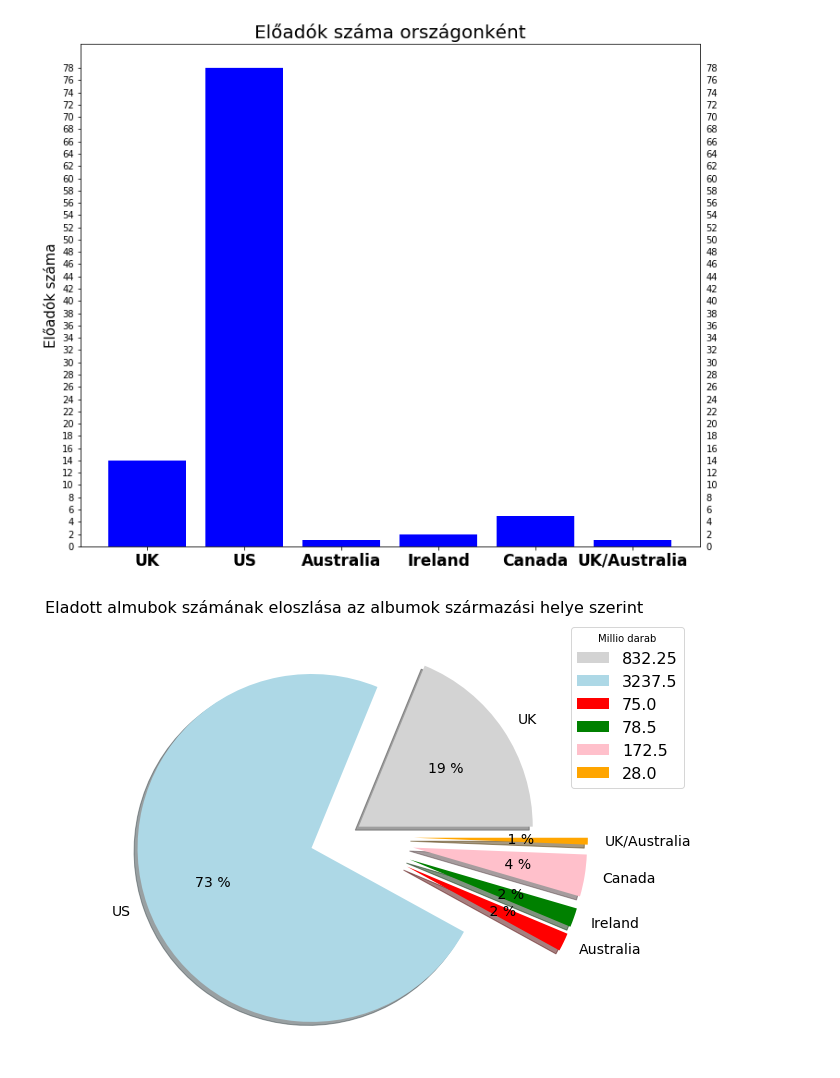
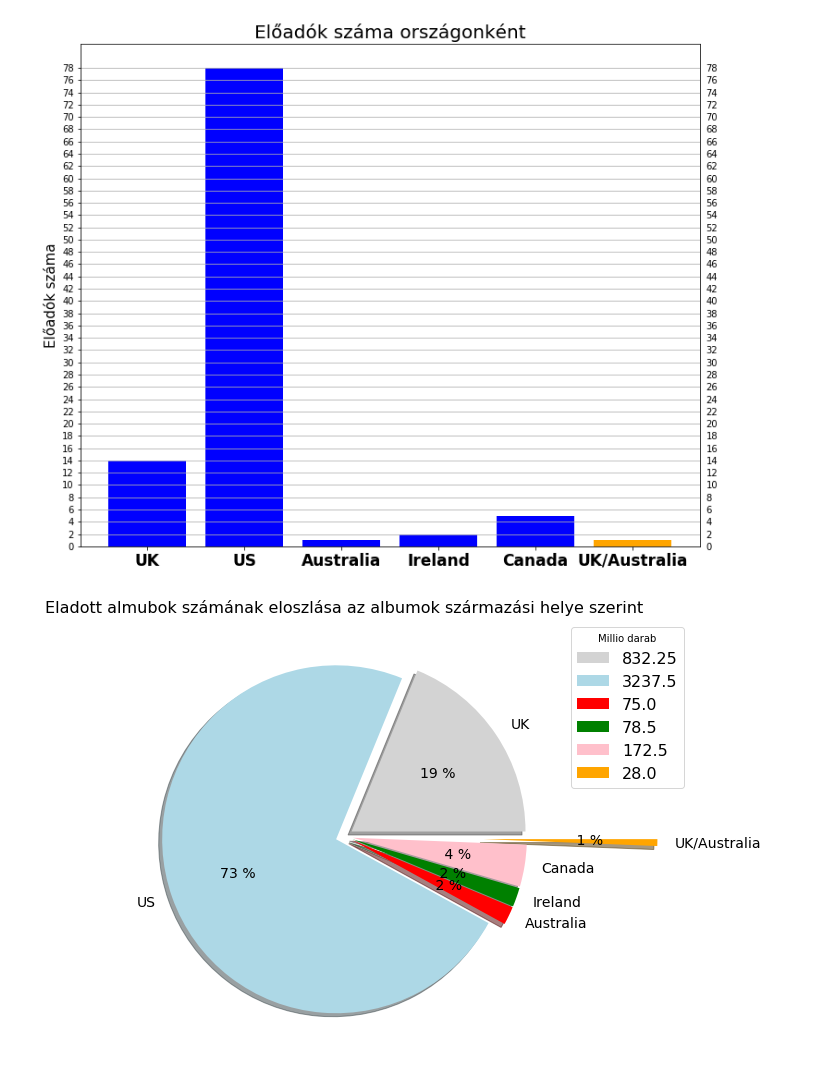
Before and after one commit to AwenTadorZ/Temalabor, a Jupyter notebook: Ötlet02/Albums.ipynb, the cells around one changed output. Cells and saved outputs as stored; diff of their text form; code cells hidden in the pictures.

```diff
--- a/Ötlet02/Albums.ipynb
+++ b/Ötlet02/Albums.ipynb
@@ -62,3 +62,18 @@ while k<len(rows):
 
 
     k+=1
+# %%
+print(*Banda, sep = "\n")
+
+while True:
+    egyuttes = input("Kérek egy Együttest/Előadót!")
+    try:
+       egyuttes = str(egyuttes)
+    except ValueError:
+       print("Listában szereplő Együttest/Előadót")
+       continue
+    if egyuttes in Banda:
+       break
+
+
+egyuttes_index=Banda.index(egyuttes)
@@ -65,23 +98,36 @@ while k<len(rows):
 # %%
+if Orszag[egyuttes_index] == "UK":
+    color=["orange","blue","blue","blue","blue","blue"]
+elif Orszag[egyuttes_index] == "US":
+    color=["blue","orange","blue","blue","blue","blue"]
+elif Orszag[egyuttes_index] == "Australia":
+    color=["blue","blue","orange","blue","blue","blue"]
+elif Orszag[egyuttes_index] == "Ireland":
+    color=["blue","blue","blue","orange","blue","blue"]
+elif Orszag[egyuttes_index] == "Canada":
+    color=["blue","blue","blue","blue","orange","blue"]
+elif Orszag[egyuttes_index] == "UK/Australia":
+    color=["blue","blue","blue","blue","blue","orange"]
+
 plt.figure(figsize=(12,10))
-
 
 data=[Orszag.count("UK"),Orszag.count("US"),Orszag.count("Australia"),Orszag.count("Ireland"),Orszag.count("Canada"),
       Orszag.count("UK/Australia")]
 names=('UK', 'US', 'Australia', 'Ireland', 'Canada',"UK/Australia")
 long=np.arange(len(names))
 
-plt.bar(long,data,color="blue")
+plt.bar(long,data,color=color)
 plt.yticks(np.arange(0,80,step=2))
 plt.xticks(long, names, color='black', fontweight='bold', fontsize='17')
 plt.tick_params(labelright=True)
 
 plt.ylabel("Előadók száma",fontsize=15,color="black")
 plt.title("Előadók száma országonként",fontsize=20)
+plt.grid(axis="y")
 
 plt.show()
 # %% [output]
-[figure, old version]
+[figure, new version]
 # %%
 UK_P=0
 US_P=0
@@ -115,21 +161,34 @@ for i in UA_DB:
     UA_P+=i
 #print(UA_P)
 # %%
+if Orszag[egyuttes_index] == "UK":
+    explode=(0.6,.05,.05,.05,.05,.05)
+elif Orszag[egyuttes_index] == "US":
+    explode=(0.05,.6,.05,.05,.05,.05)
+elif Orszag[egyuttes_index] == "Australia":
+    explode=(0.05,.05,.8,.05,.05,.05)
+elif Orszag[egyuttes_index] == "Ireland":
+    explode=(0.05,.05,.05,.8,.05,.05)
+elif Orszag[egyuttes_index] == "Canada":
+    explode=(0.05,.05,.05,.05,.8,.05)
+elif Orszag[egyuttes_index] == "UK/Australia":
+    explode=(0.05,.05,.05,.05,.05,.8)
+
 plt.figure(figsize=(15,8))
 
 labels = ["UK" , "US","Australia","Ireland","Canada","UK/Australia"]
 colors = ["lightgrey", "lightblue","red","green", "pink","orange"]
 data=[UK_P, US_P,A_P,I_P,CA_P,UA_P]
-explode=(0.1,.2,.4,.4,.4,.4)
+
 plt.pie(data, labels=labels, colors=colors, autopct="%2.f %%", explode=explode, shadow=True,textprops={'fontsize': 14})
 
 plt.legend(data,title="Millio darab",bbox_to_anchor=(1.3,1),prop={"size":16})
 
 
 plt.title("Eladott almubok számának eloszlása az albumok származási helye szerint",fontsize=16)
 plt.show()
 # %% [output]
-[figure, old version]
+[figure, new version]
 # %%
 ak=[]
 
```
Also changed, not shown: parts of 7 cells of this notebook.
